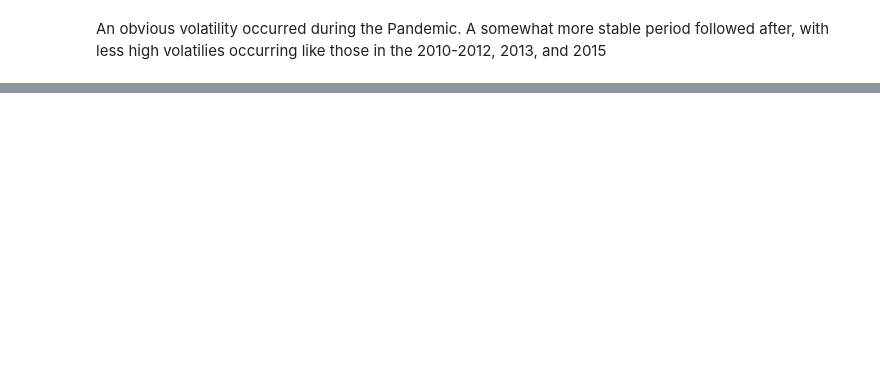
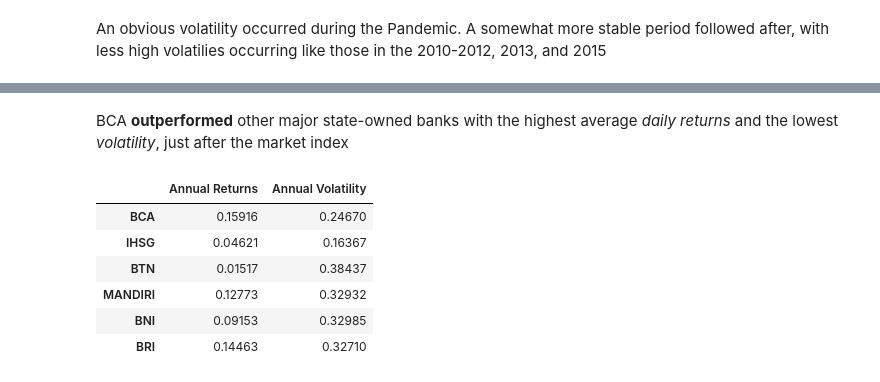
Before and after one commit to ardianthap/python-stock-analysis, a Jupyter notebook: BBCA-JKSE-OTHER BANK Stock Price Statistics.ipynb, the cells around one changed output, grey strips where cells are left out. Saved outputs shown, nothing was run; the diff lists cells and outputs as text; code cells hidden in the pictures; blank space fills up the shorter version.

```diff
--- a/BBCA-JKSE-OTHER BANK Stock Price Statistics.ipynb
+++ b/BBCA-JKSE-OTHER BANK Stock Price Statistics.ipynb
@@ -149,0 +179,18 @@ An obvious volatility occurred during the Pandemic. A somewhat more stable perio
+# %% [markdown]
+BCA **outperformed** other major state-owned banks with the highest average _daily returns_ and the lowest _volatility_, just after the market index
+# %%
+# Calculating and comparing average annual returns and volatility
+annual_comparison = pd.DataFrame()
+annual_comparison['Annual Returns'] = round(log_returns.mean() * 250, 5)
+annual_comparison['Annual Volatility'] = round(log_returns.std() * 250 ** 0.5, 5)
+
+
+annual_comparison
+# %% [output]
+|  | Annual Returns | Annual Volatility |
+| BCA | 0.15916 | 0.24670 |
+| IHSG | 0.04621 | 0.16367 |
+| BTN | 0.01517 | 0.38437 |
+| MANDIRI | 0.12773 | 0.32932 |
+| BNI | 0.09153 | 0.32985 |
+| BRI | 0.14463 | 0.32710 |
```
Also changed, not shown: parts of 22 cells of this notebook.
